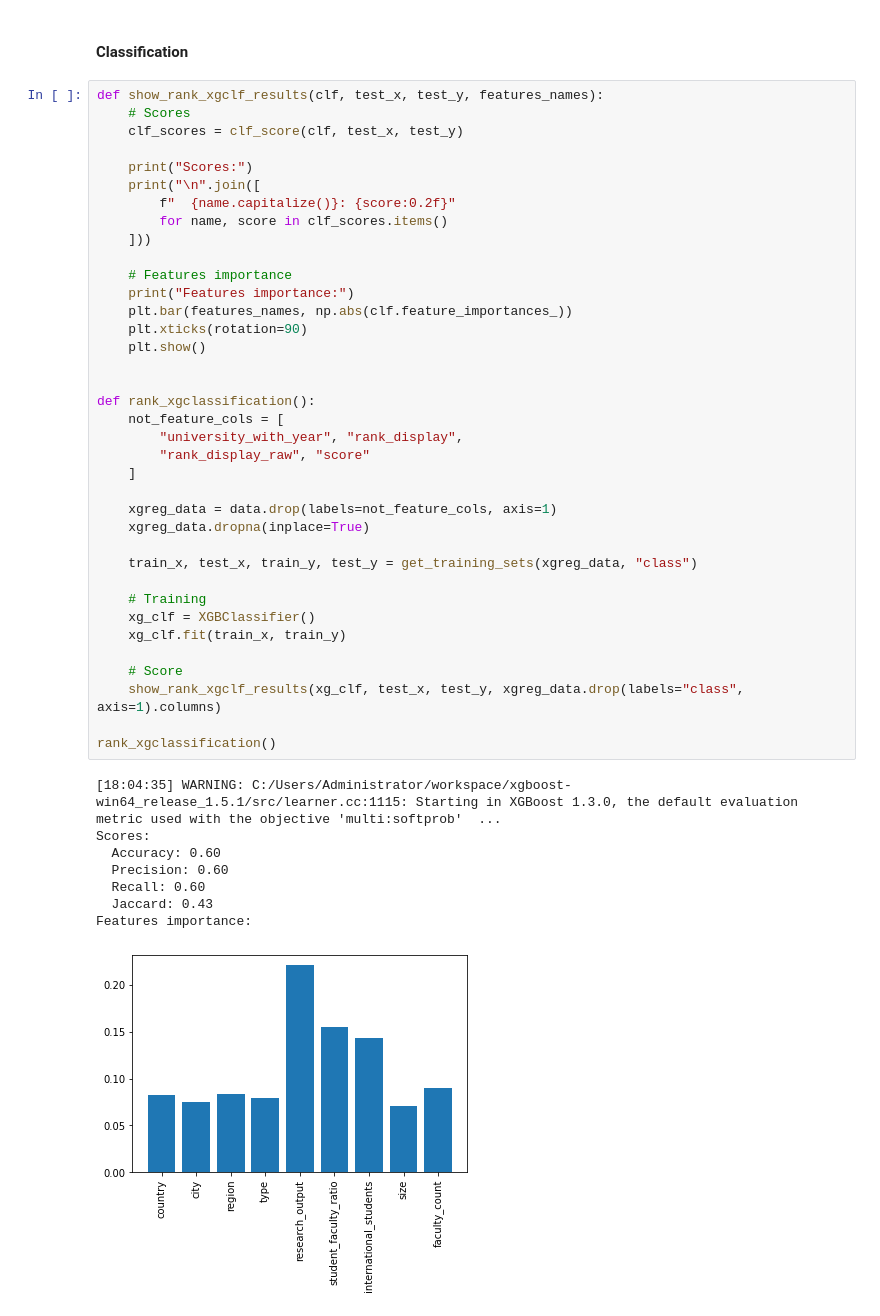
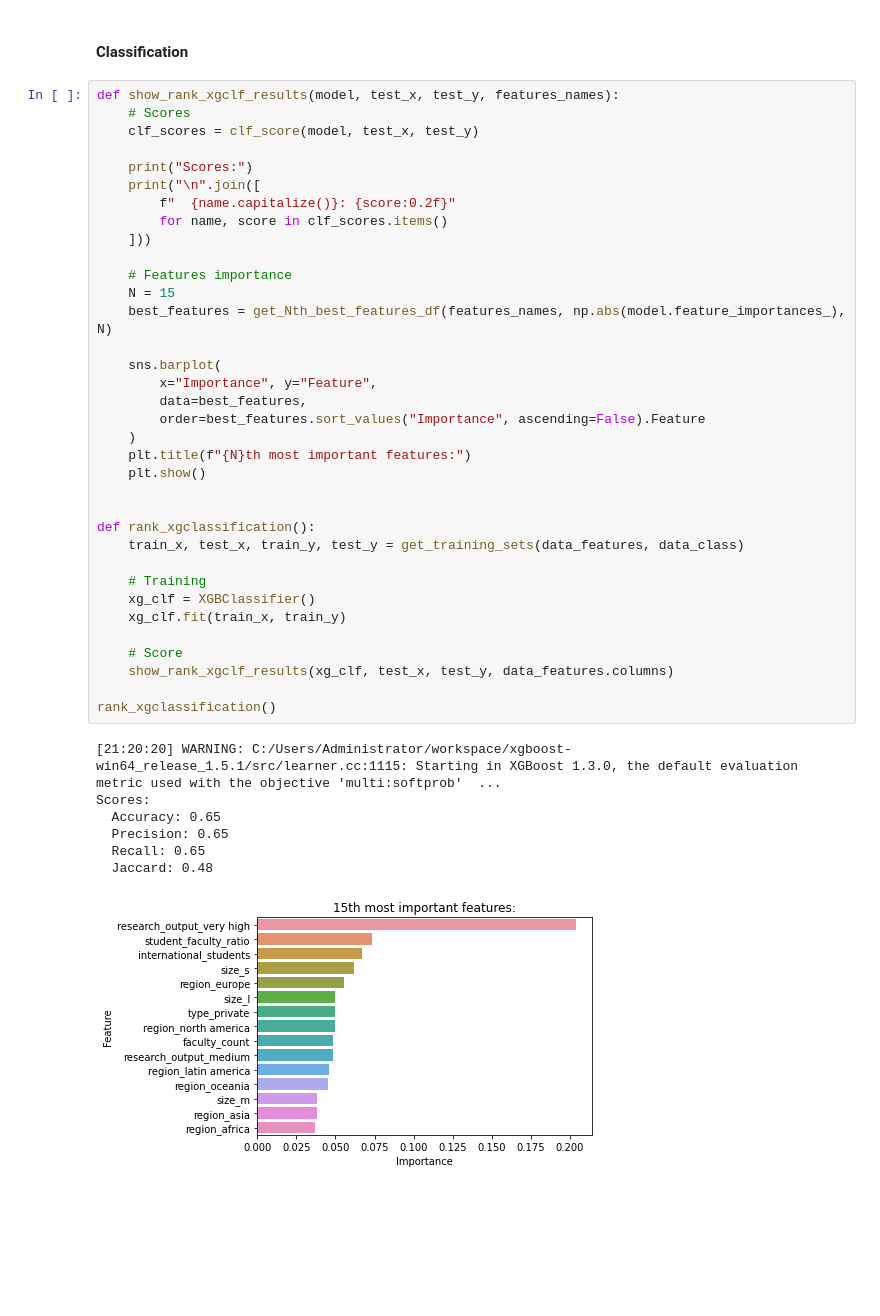
Before and after one commit to Gurleenp/IFT870, a Jupyter notebook: Projet/algorithms.ipynb, the cells around one changed output. Cells and saved outputs as stored; diff of their text form; blank space fills up the shorter version.

```diff
--- a/Projet/algorithms.ipynb
+++ b/Projet/algorithms.ipynb
@@ -230,48 +272,45 @@ Features importance:
 # %% [markdown]
 #### Classification
 # %%
-def show_rank_xgclf_results(clf, test_x, test_y, features_names):
+def show_rank_xgclf_results(model, test_x, test_y, features_names):
     # Scores
-    clf_scores = clf_score(clf, test_x, test_y)
+    clf_scores = clf_score(model, test_x, test_y)
 
     print("Scores:")
     print("\n".join([
         f"  {name.capitalize()}: {score:0.2f}"
         for name, score in clf_scores.items()
     ]))
 
     # Features importance
-    print("Features importance:")
-    plt.bar(features_names, np.abs(clf.feature_importances_))
-    plt.xticks(rotation=90)
+    N = 15
+    best_features = get_Nth_best_features_df(features_names, np.abs(model.feature_importances_), N)
+
+    sns.barplot(
+        x="Importance", y="Feature",
+        data=best_features,
+        order=best_features.sort_values("Importance", ascending=False).Feature
+    )
+    plt.title(f"{N}th most important features:")
     plt.show()
 
 
 def rank_xgclassification():
-    not_feature_cols = [
-        "university_with_year", "rank_display",
-        "rank_display_raw", "score"
-    ]
-
-    xgreg_data = data.drop(labels=not_feature_cols, axis=1)
-    xgreg_data.dropna(inplace=True)
-
-    train_x, test_x, train_y, test_y = get_training_sets(xgreg_data, "class")
+    train_x, test_x, train_y, test_y = get_training_sets(data_features, data_class)
 
     # Training
     xg_clf = XGBClassifier()
     xg_clf.fit(train_x, train_y)
 
     # Score
-    show_rank_xgclf_results(xg_clf, test_x, test_y, xgreg_data.drop(labels="class", axis=1).columns)
+    show_rank_xgclf_results(xg_clf, test_x, test_y, data_features.columns)
 
 rank_xgclassification()
 # %% [output]
-[18:04:35] WARNING: C:/Users/Administrator/workspace/xgboost-win64_release_1.5.1/src/learner.cc:1115: Starting in XGBoost 1.3.0, the default evaluation metric used with the objective 'multi:softprob'  ...
+[21:20:20] WARNING: C:/Users/Administrator/workspace/xgboost-win64_release_1.5.1/src/learner.cc:1115: Starting in XGBoost 1.3.0, the default evaluation metric used with the objective 'multi:softprob'  ...
 Scores:
-  Accuracy: 0.60
-  Precision: 0.60
-  Recall: 0.60
-  Jaccard: 0.43
-Features importance:
+  Accuracy: 0.65
+  Precision: 0.65
+  Recall: 0.65
+  Jaccard: 0.48
-[figure, old version]
+[figure, new version]
```
Also changed, not shown: parts of 6 cells of this notebook.
